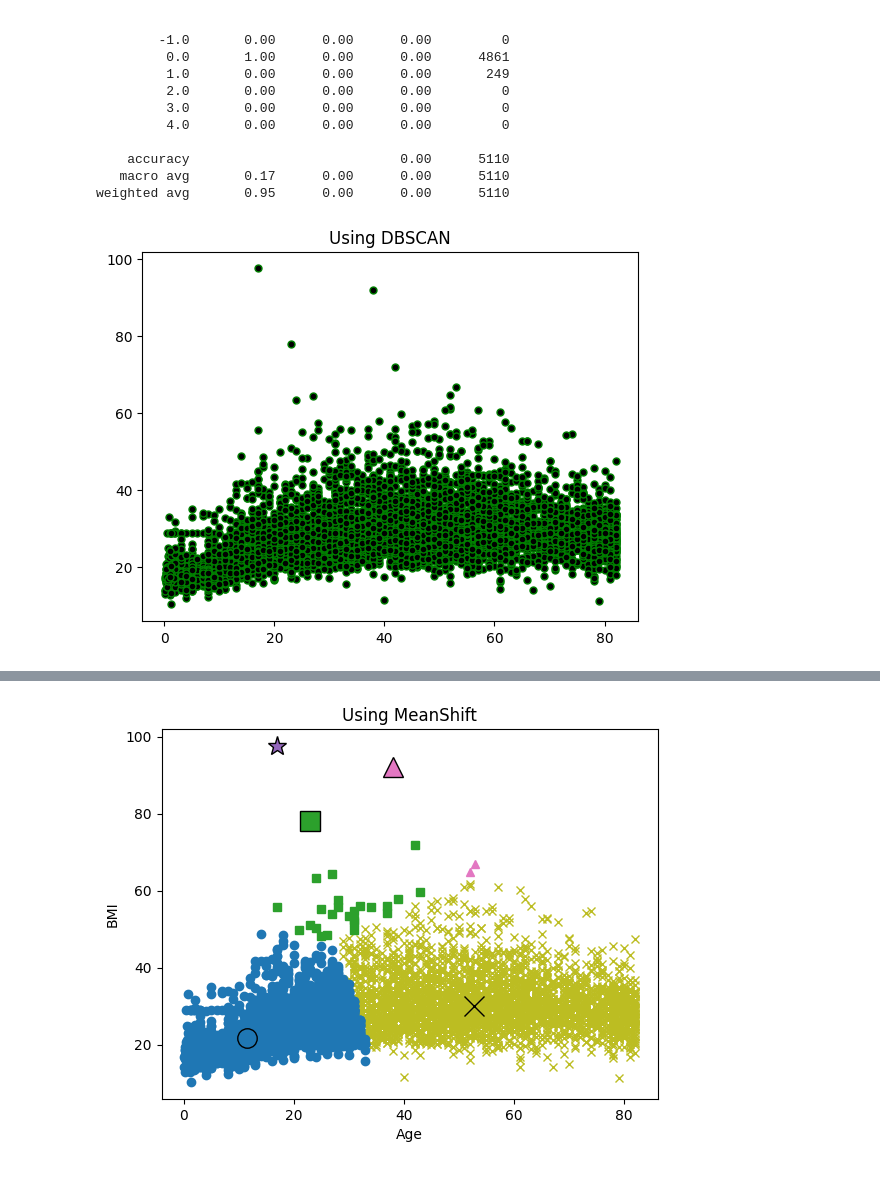
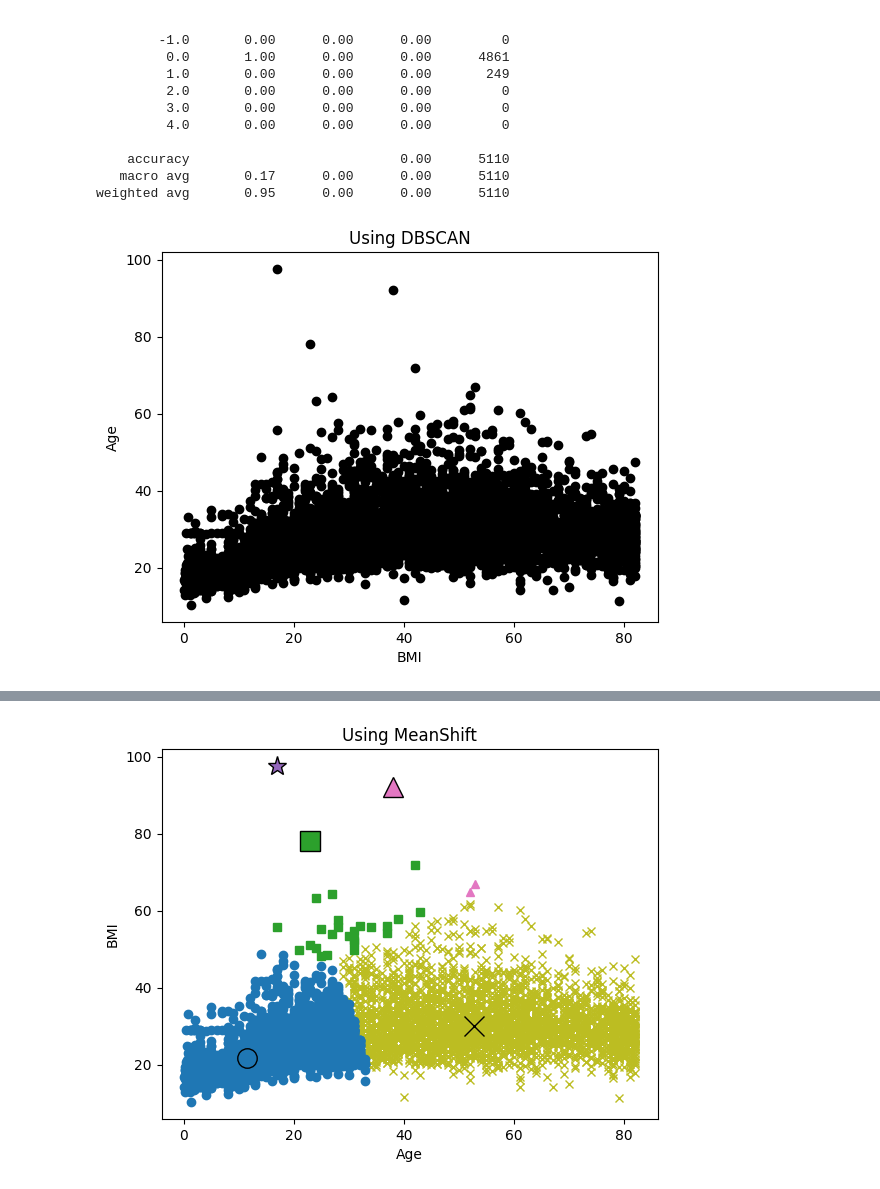
Before and after one commit to fl-sll/FODS-Quiz, a Jupyter notebook: Projects/DSFP.ipynb, the cells around one changed output, grey strips where cells are left out. Drawn from its saved outputs; the diff is of its cells as text; code cells hidden in the pictures.

```diff
--- a/Projects/DSFP.ipynb
+++ b/Projects/DSFP.ipynb
@@ -149,36 +149,38 @@ core_samples_mask[db.core_sample_indices_] = True
 
 colors = [plt.cm.Spectral(each) for each in np.linspace(0, 1, len(unique_labels))]
 for k, col in zip(unique_labels, colors):
     if k == -1:
         # Black used for noise.
         col = [0, 0, 0, 1]
 
     class_member_mask = labels == k
 
     xy = x[class_member_mask & core_samples_mask]
     plt.plot(
         xy[:, 0],
         xy[:, 1],
         "o",
         markerfacecolor=tuple(col),
         markeredgecolor="green",
         markersize=14,
     )
 
     xy = x[class_member_mask & ~core_samples_mask]
     plt.plot(
         xy[:, 0],
         xy[:, 1],
         "o",
         markerfacecolor=tuple(col),
-        markeredgecolor="green",
-        markersize=5,
+        markeredgecolor="k",
+        markersize=6,
     )
 
 plt.title("Using DBSCAN")
+plt.xlabel("BMI")
+plt.ylabel("Age")
 plt.show()
 # %% [output]
-[figure, old version]
+[figure, new version]
 # %%
 bandwidth = estimate_bandwidth(x, quantile=0.2,n_samples=500)
 ms = MeanShift(bandwidth=bandwidth, bin_seeding=True)
```
Also changed, not shown: parts of 6 cells of this notebook.
